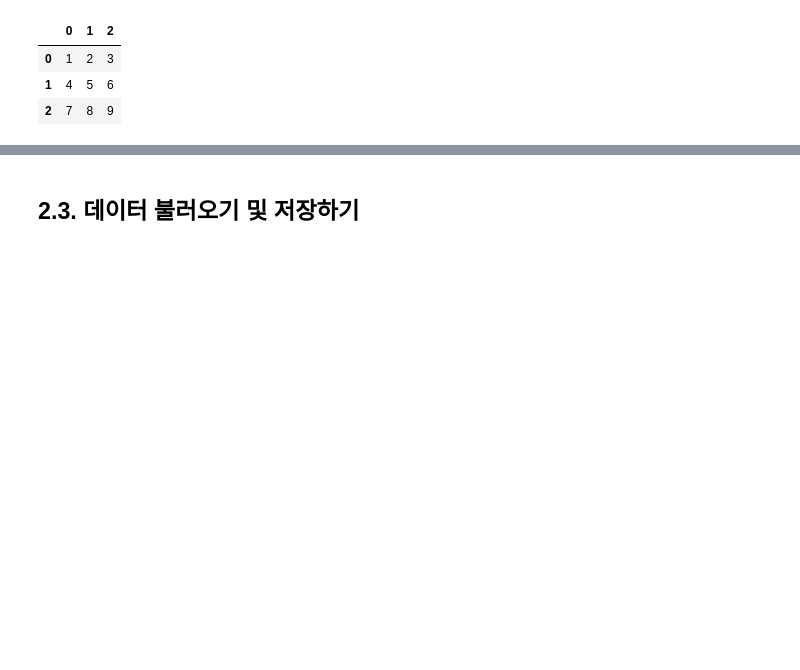
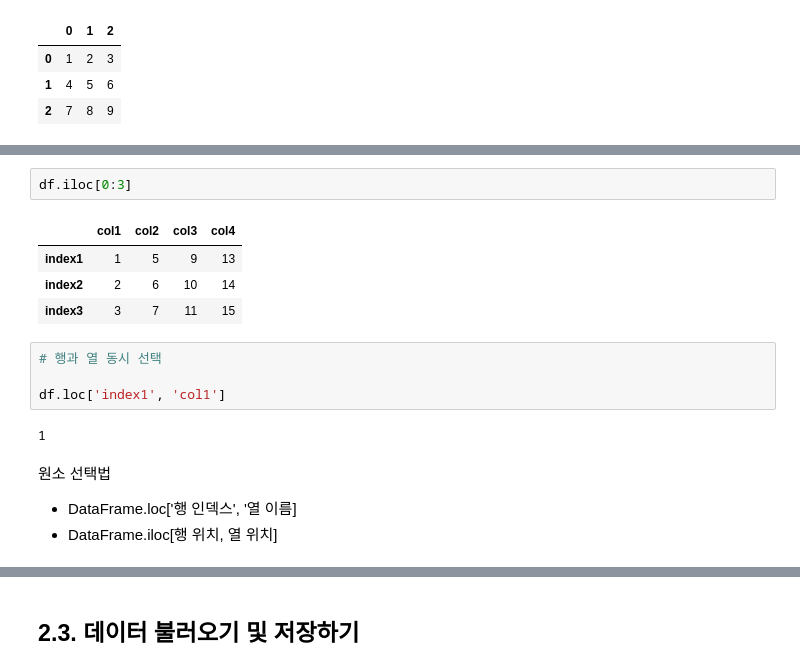
Before and after one commit to dbtmd324/Python_Investment_Portfolio, a Jupyter notebook: 2. 데이터 분석 복습.ipynb, the cells around one changed output, grey strips where cells are left out. Cells and saved outputs as stored; diff of their text form; blank space fills up the shorter version.

```diff
--- a/2. 데이터 분석 복습.ipynb
+++ b/2. 데이터 분석 복습.ipynb
@@ -110,0 +263,17 @@ df2
+# %%
+df.iloc[0:3]
+# %% [output]
+|  | col1 | col2 | col3 | col4 |
+| index1 | 1 | 5 | 9 | 13 |
+| index2 | 2 | 6 | 10 | 14 |
+| index3 | 3 | 7 | 11 | 15 |
+# %%
+# 행과 열 동시 선택
+
+df.loc['index1', 'col1']
+# %% [output]
+1
+# %% [markdown]
+원소 선택법
+- DataFrame.loc['행 인덱스', '열 이름]
+- DataFrame.iloc[행 위치, 열 위치]
```
Also changed, not shown: parts of 24 cells of this notebook, 1 other file.
